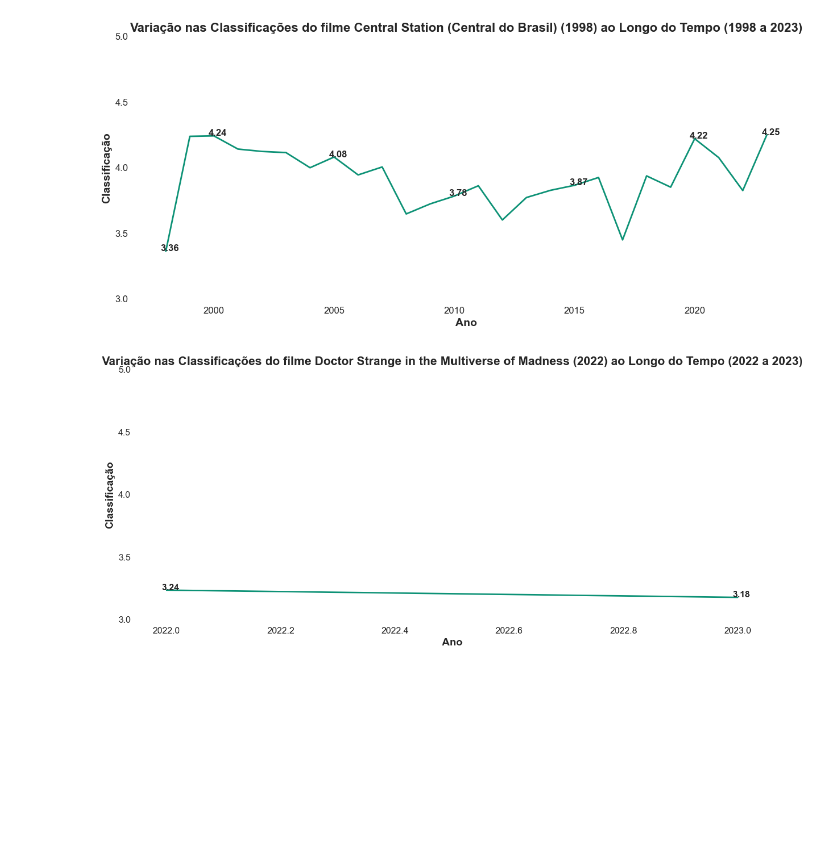
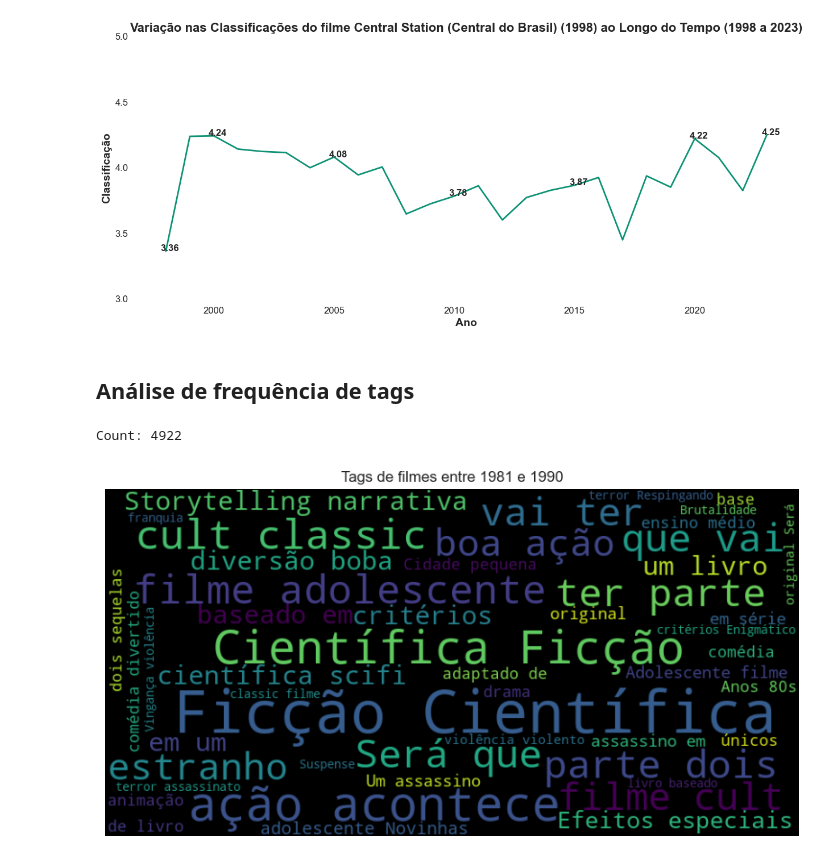
Before and after one commit to Vinicius-Luiz/movie_recommendation_pyspark, a Jupyter notebook: index_eda.ipynb, the cells around one changed output. Saved outputs shown, nothing was run; the diff lists cells and outputs as text; code cells hidden in the pictures; blank space fills up the shorter version.

Commit message:
Adicionando wordclouds

```diff
--- a/index_eda.ipynb
+++ b/index_eda.ipynb
@@ -518,7 +538,5 @@ O filme **Central do Brasil** (1998) parece ter tido uma recepção inicial muit
 lineplot_rating_date_by_movieid(movieid=2357)
 # %% [output]
 [figure]
-# %%
-lineplot_rating_date_by_movieid(movieid=272525)
-# %% [output]
-[figure, removed]
+# %% [markdown]
+## Análise de frequência de tags
@@ -524,0 +606,5 @@ lineplot_rating_date_by_movieid(movieid=272525)
+# %%
+plot_wordcloud_by_year(min_year=1981, max_year=1990, max_words=50, translate=True)
+# %% [output]
+Count: 4922
+[figure, added]
```
Also changed, not shown: parts of 10 cells of this notebook, 1 other file.
